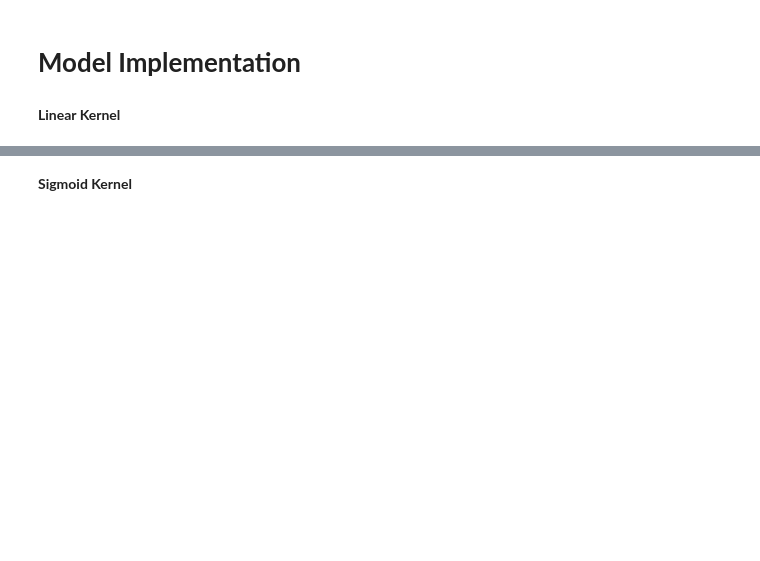
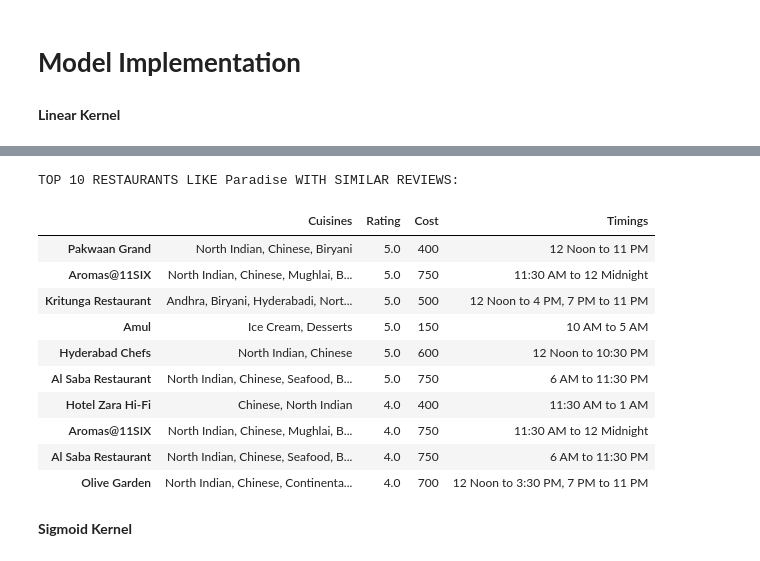
Before and after one commit to Narayan718/unsupervized-learning, a Jupyter notebook: zomato.ipynb, the cells around one changed output, grey strips where cells are left out. Saved outputs shown, nothing was run; the diff lists cells and outputs as text; code cells hidden in the pictures; blank space fills up the shorter version.

```diff
--- a/zomato.ipynb
+++ b/zomato.ipynb
@@ -762,3 +762,19 @@ TOP 10 RESTAURANTS LIKE Pista House WITH SIMILAR REVIEWS:
+# %%
+#top recomendatations on the example
+recommend('Paradise')
+# %% [output]
+TOP 10 RESTAURANTS LIKE Paradise WITH SIMILAR REVIEWS:
+|  | Cuisines | Rating | Cost | Timings |
+| Pakwaan Grand | North Indian, Chinese, Biryani | 5.0 | 400 | 12 Noon to 11 PM |
+| Aromas@11SIX | North Indian, Chinese, Mughlai, B... | 5.0 | 750 | 11:30 AM to 12 Midnight |
+| Kritunga Restaurant | Andhra, Biryani, Hyderabadi, Nort... | 5.0 | 500 | 12 Noon to 4 PM, 7 PM to 11 PM |
+| Amul | Ice Cream, Desserts | 5.0 | 150 | 10 AM to 5 AM |
+| Hyderabad Chefs | North Indian, Chinese | 5.0 | 600 | 12 Noon to 10:30 PM |
+| Al Saba Restaurant | North Indian, Chinese, Seafood, B... | 5.0 | 750 | 6 AM to 11:30 PM |
+| Hotel Zara Hi-Fi | Chinese, North Indian | 4.0 | 400 | 11:30 AM to 1 AM |
+| Aromas@11SIX | North Indian, Chinese, Mughlai, B... | 4.0 | 750 | 11:30 AM to 12 Midnight |
+| Al Saba Restaurant | North Indian, Chinese, Seafood, B... | 4.0 | 750 | 6 AM to 11:30 PM |
+| Olive Garden | North Indian, Chinese, Continenta... | 4.0 | 700 | 12 Noon to 3:30 PM, 7 PM to 11 PM |
 # %% [markdown]
 **Sigmoid Kernel**
 # %%
```
Also changed, not shown: parts of 7 cells of this notebook.
